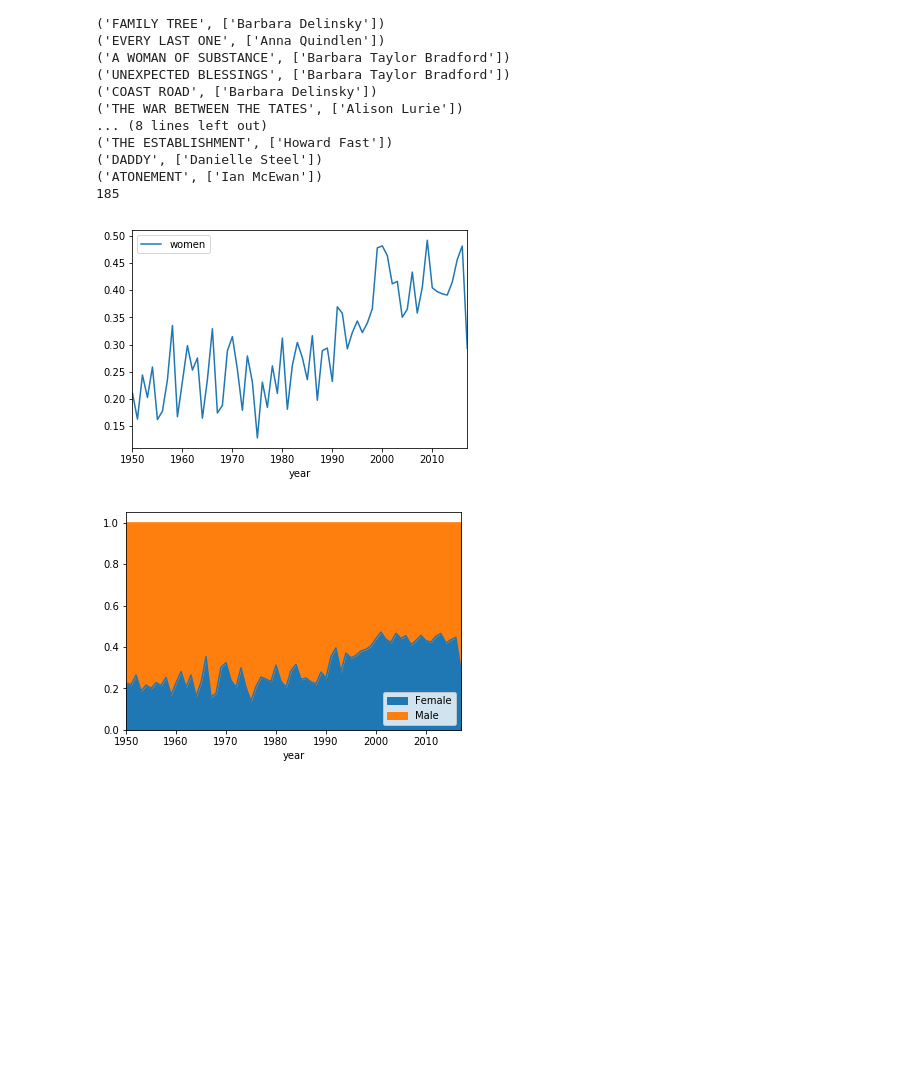
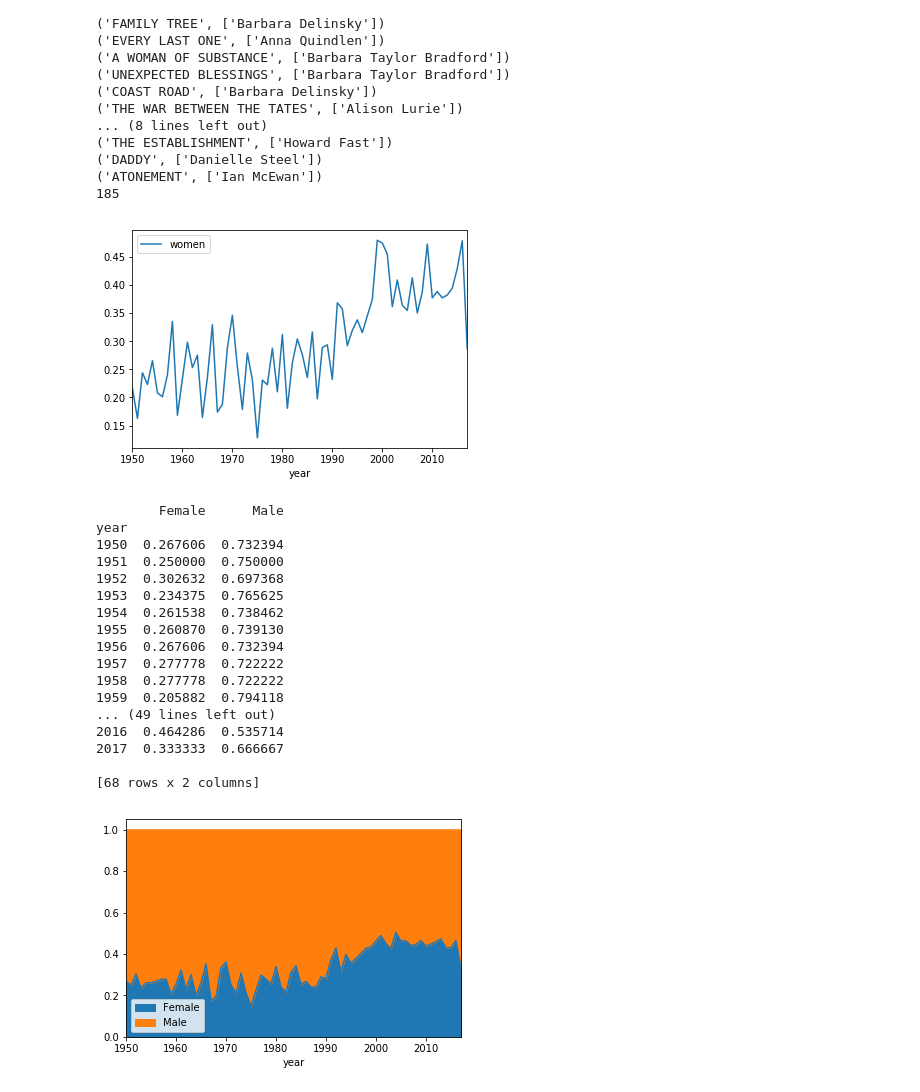
Before and after one commit to cimar/books, a Jupyter notebook: Clean Glue.ipynb, the cells around one changed output. Saved outputs shown, nothing was run; the diff lists cells and outputs as text; code cells hidden in the pictures; blank space fills up the shorter version.

```diff
--- a/Clean Glue.ipynb
+++ b/Clean Glue.ipynb
@@ -1204,11 +1171,26 @@ def percent_women_binned(cl_ls,group_val):
     return target
 
 def class_gender(gender_ls):
-    target = 'NA'
-    for x in gender_ls:
-        if x['gender'] == 'Female': ## THIS TREATS MIXED GENDER TEAMS AS FEMALE
+    if len(gender_ls) == 1:
+        return gender_ls[0]['gender']
+    else:
+        fem = 0
+        male = 0
+        for x in gender_ls:
+            if x['gender'] == 'Female': ## THIS TREATS MIXED GENDER TEAMS AS FEMALE
+                fem = fem+1
+                male = male+1
+            else:
+                if x['gender'] == 'Male':
+                    male = male+1
+        if fem+male == 0:
+            return 'NA'
+        ratio = float(fem)/float(fem+male)
+        if ratio == 1:
             return 'Female'
-    return 'Male'
+        if ratio == 0:
+            return 'Male'
+        return 'Both'
 
 def percent_women(class_ls):
     i = 0
@@ -1225,11 +1207,11 @@ def percent_women(class_ls):
 
 tall_df = pandas.DataFrame(percent_women_binned(processed,"year")).set_index("year")
 fig = tall_df.plot().get_figure()
-fig.savefig("women_average_week2.png")
+#fig.savefig("women_average_week2.png")
 
 #fig.savefig("women2")
 # %% [output]
-[figure, old version]
+[figure, new version]
 # %%
 def unique_titles(df_ls):
     ta = set()
@@ -1240,34 +1222,56 @@ def unique_titles(df_ls):
 
 def num_titles(ls):
     return len(unique_titles(ls))
 
 def count_women_unweighted(ls,group_val):
     new_df = pandas.DataFrame(ls)
     new_df["genders"] = new_df["genders"].apply(class_gender)
     grouped =  new_df.groupby([group_val,"genders"]).apply(num_titles)
     temp = {}
     for index in grouped.index.values:
         year = index[0]
         if year in temp:
             row = temp[year]
         else:
             row = {}
         gender = index[1]
         row[gender] = grouped[index]
         temp[year] = row
     target = []
     for key in temp:
         new_row = {}
         new_row["year"] = key
         menn = temp[key]["Male"]
         womenn = temp[key]["Female"]
         new_row["Male"] = float(menn)/float(menn+womenn) # SCALING
         new_row["Female"] = float(womenn)/float(menn+womenn) # SCALING
         target.append(new_row)
     return target
 
-df = pandas.DataFrame(count_women_unweighted(processed,"year")).set_index("year")
-womens_fig = df.plot.area().get_figure()
-womens_fig.savefig("womens_fig_scaled2.png")
+df = pandas.DataFrame(count_women_unweighted(processed,"year"))
+#df = df[df["year"]>2000]
+df = df.set_index("year")
+
+ax = df.plot.area()
+print df
+womens_fig = ax.get_figure()
+#womens_fig.savefig("womens_fig_scaled2.png")
 # %% [output]
+        Female      Male
+year
+1950  0.267606  0.732394
+1951  0.250000  0.750000
+1952  0.302632  0.697368
+1953  0.234375  0.765625
+1954  0.261538  0.738462
+1955  0.260870  0.739130
+1956  0.267606  0.732394
+1957  0.277778  0.722222
+1958  0.277778  0.722222
+1959  0.205882  0.794118
+... (49 lines left out)
+2016  0.464286  0.535714
+2017  0.333333  0.666667
+
+[68 rows x 2 columns]
-[figure, old version]
+[figure, new version]
```
Also changed, not shown: parts of 14 cells of this notebook, 8 other files.
